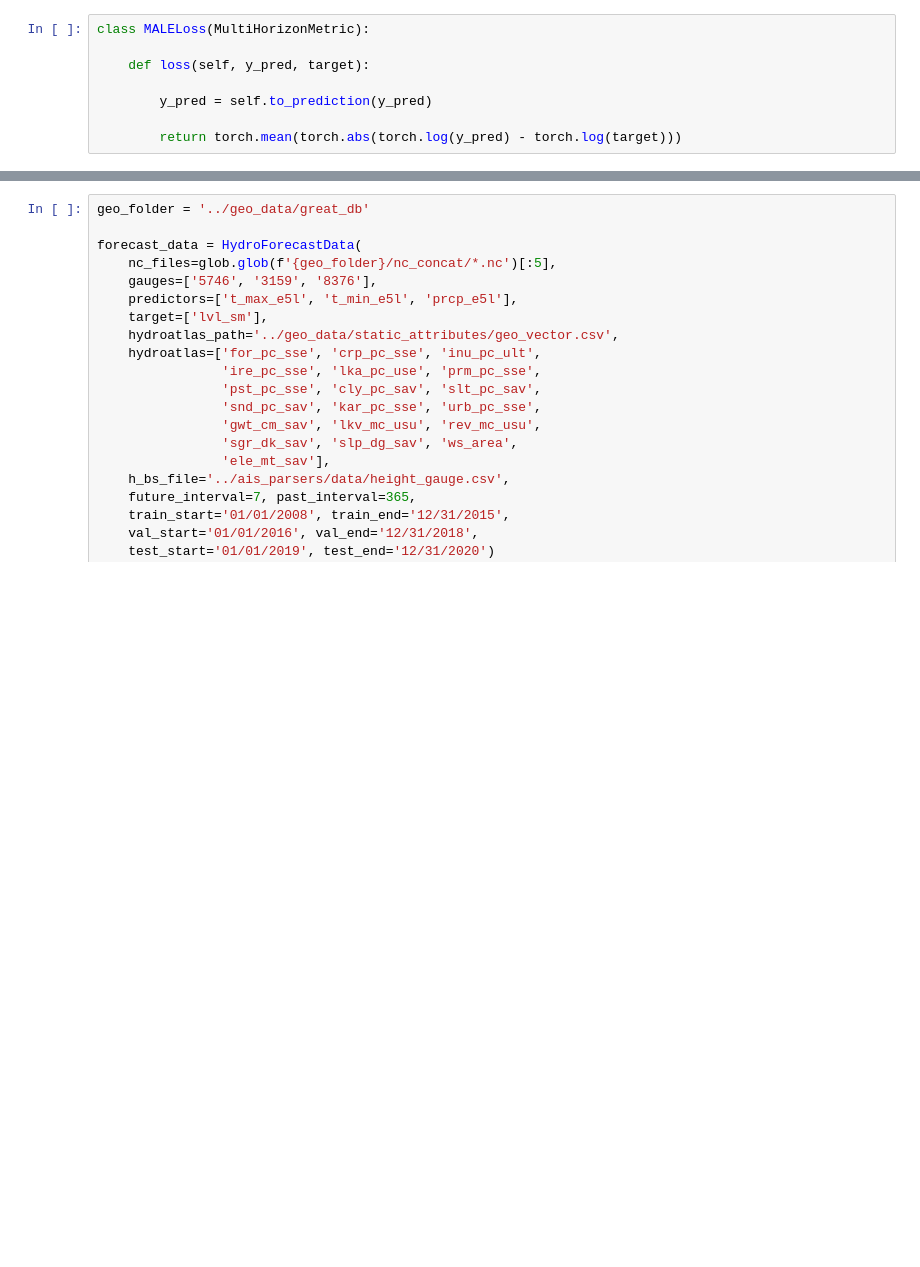
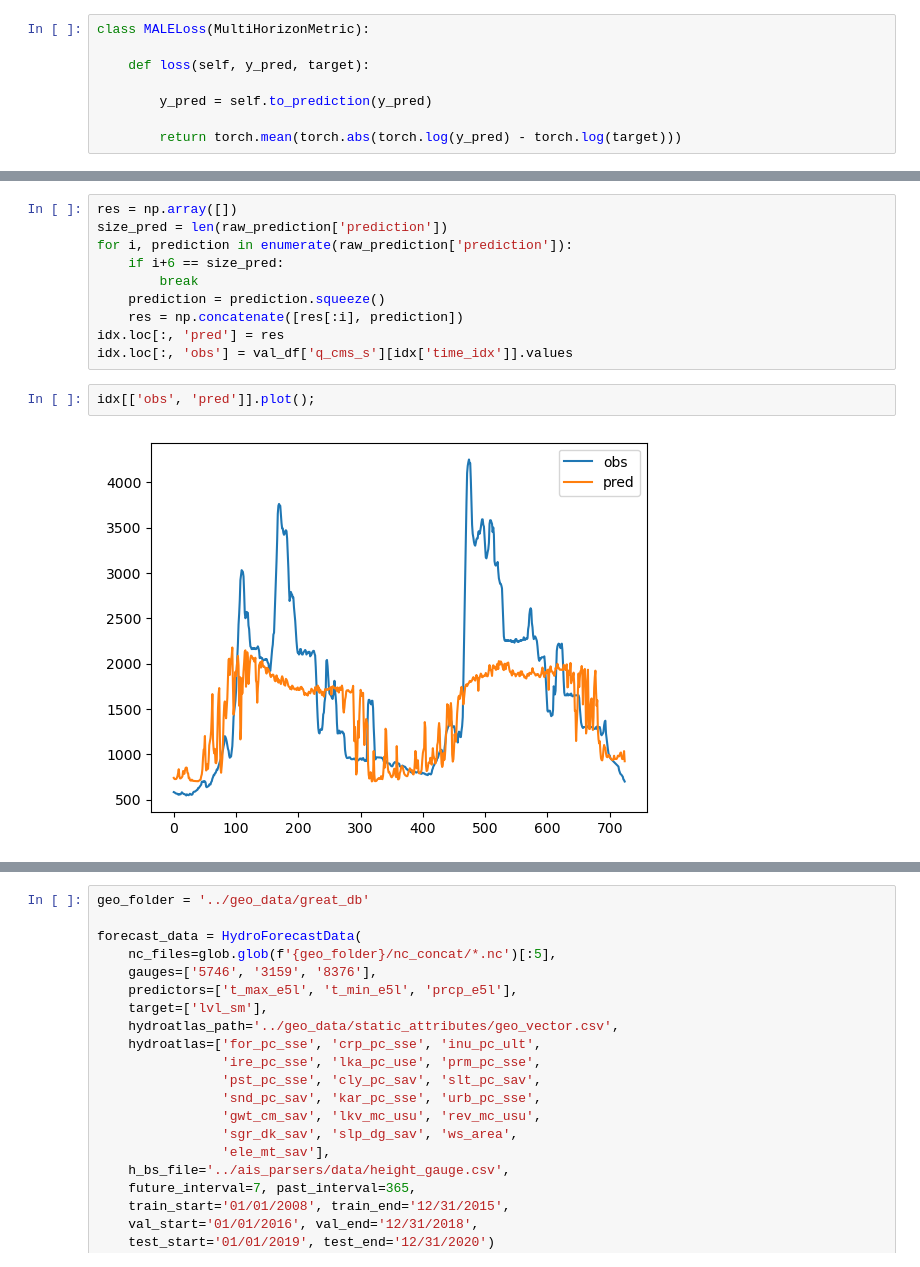
Before and after one commit to dmbrmv/my_dissertation, a Jupyter notebook: forecast/model_launch.ipynb, the cells around one changed output, grey strips where cells are left out. Cells and saved outputs as stored; diff of their text form; blank space fills up the shorter version.

```diff
--- a/forecast/model_launch.ipynb
+++ b/forecast/model_launch.ipynb
@@ -318,3 +336,17 @@ for idx in range(4):  # plot 10 examples
+# %%
+res = np.array([])
+size_pred = len(raw_prediction['prediction'])
+for i, prediction in enumerate(raw_prediction['prediction']):
+    if i+6 == size_pred:
+        break
+    prediction = prediction.squeeze()
+    res = np.concatenate([res[:i], prediction])
+idx.loc[:, 'pred'] = res
+idx.loc[:, 'obs'] = val_df['q_cms_s'][idx['time_idx']].values
+# %%
+idx[['obs', 'pred']].plot();
+# %% [output]
+[figure, added]
 # %%
 predictions, x = best_tft.predict(val_dataloader, return_x=True)
 predictions_vs_actuals = best_tft.calculate_prediction_actual_by_variable(x, predictions)
```
Also changed, not shown: parts of 22 cells of this notebook, 4 other files.
